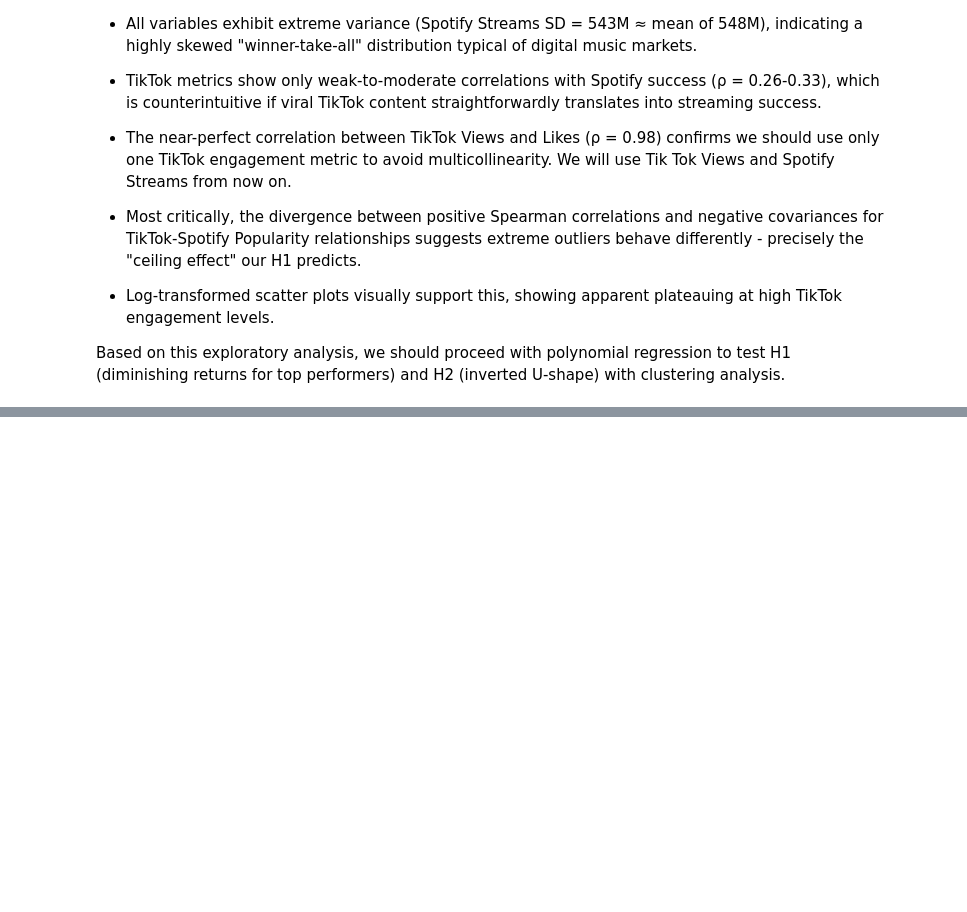
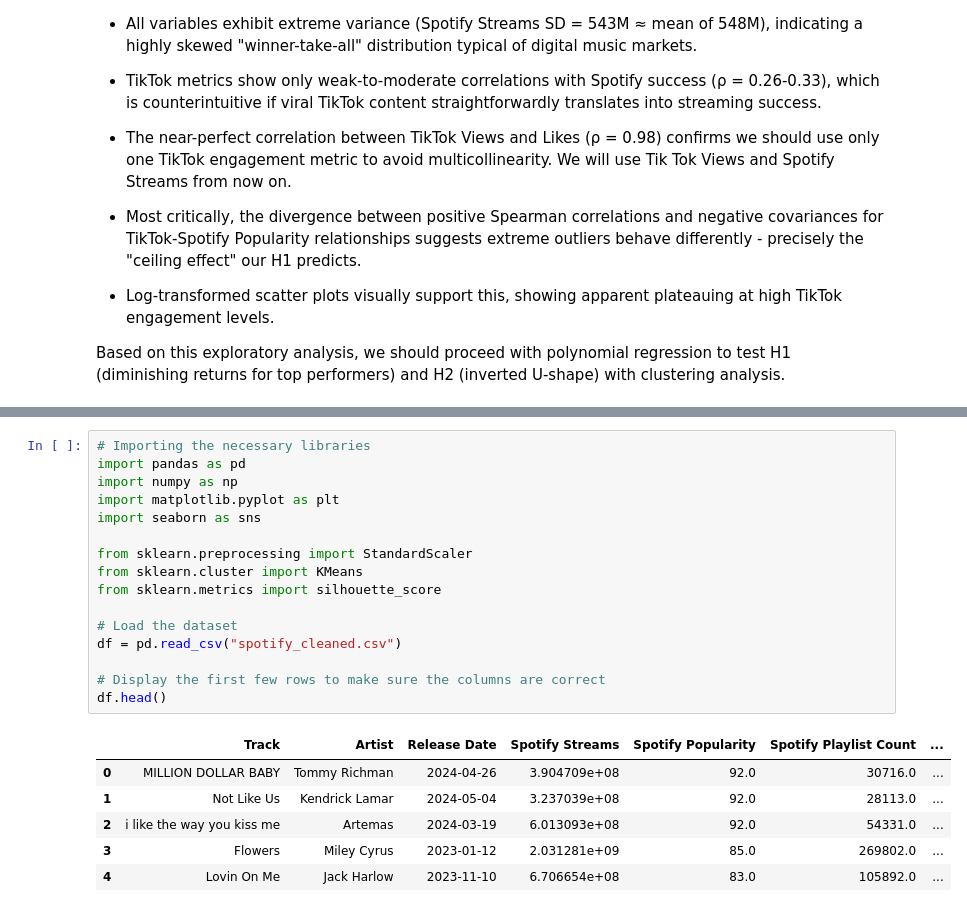
Before and after one commit to letti70033/spotify-tiktok-analysis, a Jupyter notebook: Notebook.ipynb, the cells around one changed output, grey strips where cells are left out. Cells and saved outputs as stored; diff of their text form; blank space fills up the shorter version.

```diff
--- a/Notebook.ipynb
+++ b/Notebook.ipynb
@@ -890,0 +928,23 @@ Based on this exploratory analysis, we should proceed with polynomial regression
+# %%
+# Importing the necessary libraries
+import pandas as pd
+import numpy as np
+import matplotlib.pyplot as plt
+import seaborn as sns
+
+from sklearn.preprocessing import StandardScaler
+from sklearn.cluster import KMeans
+from sklearn.metrics import silhouette_score
+
+# Load the dataset
+df = pd.read_csv("spotify_cleaned.csv")
+
+# Display the first few rows to make sure the columns are correct
+df.head()
+# %% [output]
+|  | Track | Artist | Release Date | Spotify Streams | Spotify Popularity | Spotify Playlist Count | ... |
+| 0 | MILLION DOLLAR BABY | Tommy Richman | 2024-04-26 | 3.904709e+08 | 92.0 | 30716.0 | ... |
+| 1 | Not Like Us | Kendrick Lamar | 2024-05-04 | 3.237039e+08 | 92.0 | 28113.0 | ... |
+| 2 | i like the way you kiss me | Artemas | 2024-03-19 | 6.013093e+08 | 92.0 | 54331.0 | ... |
+| 3 | Flowers | Miley Cyrus | 2023-01-12 | 2.031281e+09 | 85.0 | 269802.0 | ... |
+| 4 | Lovin On Me | Jack Harlow | 2023-11-10 | 6.706654e+08 | 83.0 | 105892.0 | ... |
```
Also changed, not shown: parts of 8 cells of this notebook.
